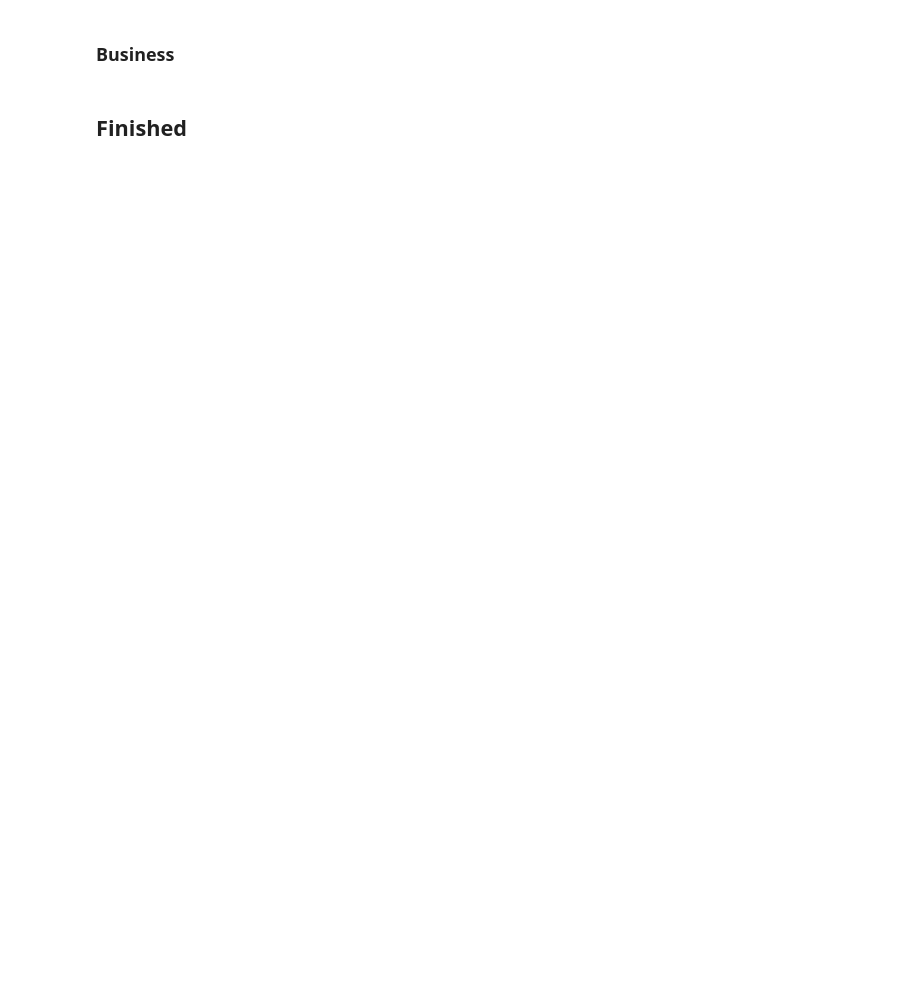
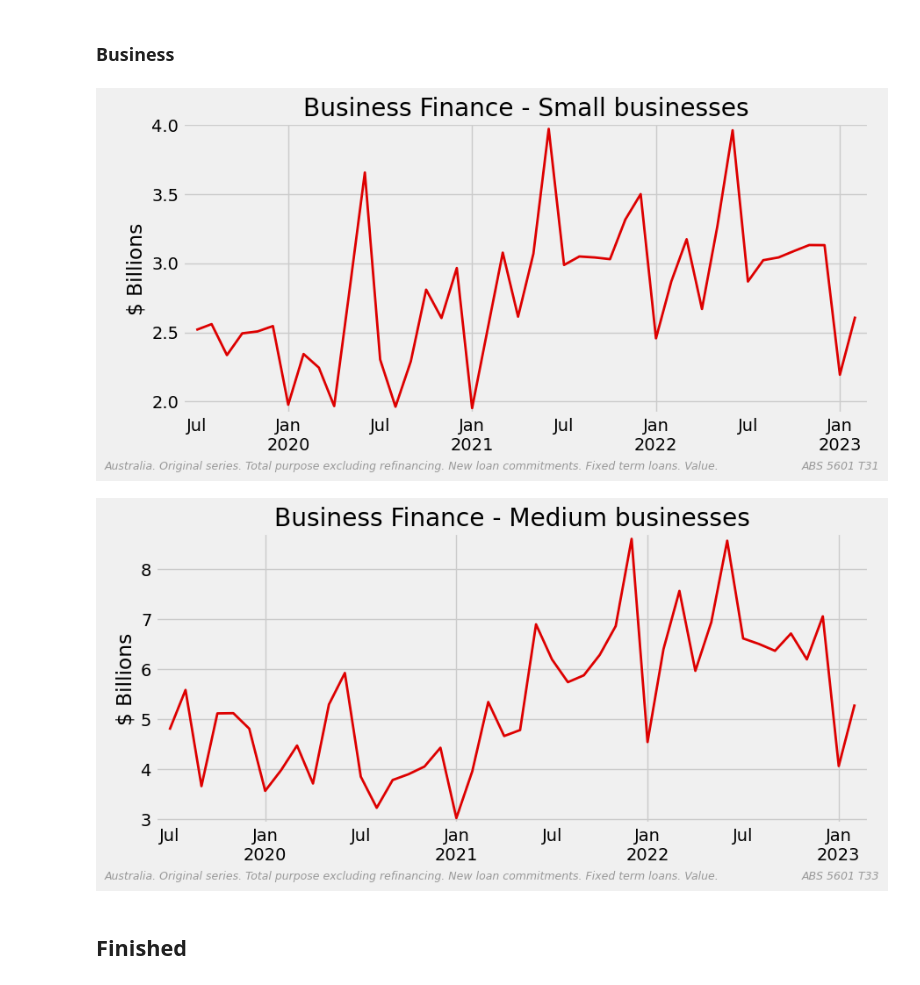
Before and after one commit to bpalmer4/Charts-based-on-ABS-data, a Jupyter notebook: notebooks/ABS Monthly Lending 5601.ipynb, the cells around one changed output. Cells and saved outputs as stored; diff of their text form; code cells hidden in the pictures; blank space fills up the shorter version.

```diff
--- a/notebooks/ABS Monthly Lending 5601.ipynb
+++ b/notebooks/ABS Monthly Lending 5601.ipynb
@@ -157,28 +168,31 @@ for headline in rows:
 # %%
 rows = meta[
     meta[did_col].str.contains("Business")
     & meta[did_col].str.contains("loans")
     & meta[did_col].str.contains("Total purpose")
 ]
 for index, row in rows.iterrows():
     series_id, units, table, did, series_type = (
         row[id_col],
         row[unit_col],
         row[table_col],
         row[did_col],
         row[type_col],
     )
     series, units = recalibrate(abs_dict[table][series_id], units)
     title, lfooter = fix_title(did, f"Australia. {series_type} series. ")
     title = title.replace("Businesses", "").strip()
     line_plot(
         series,
         title=title,
         ylabel=f"{units}",
         lfooter=lfooter,
         rfooter=f"{source} T{table}",
-        # show=True,
+        show=SHOW,
     )
+# %% [output]
+[figure, added]
+[figure, added]
 # %% [markdown]
 ## Finished
 # %%
```
Also changed, not shown: parts of 4 cells of this notebook, 5 other files.
